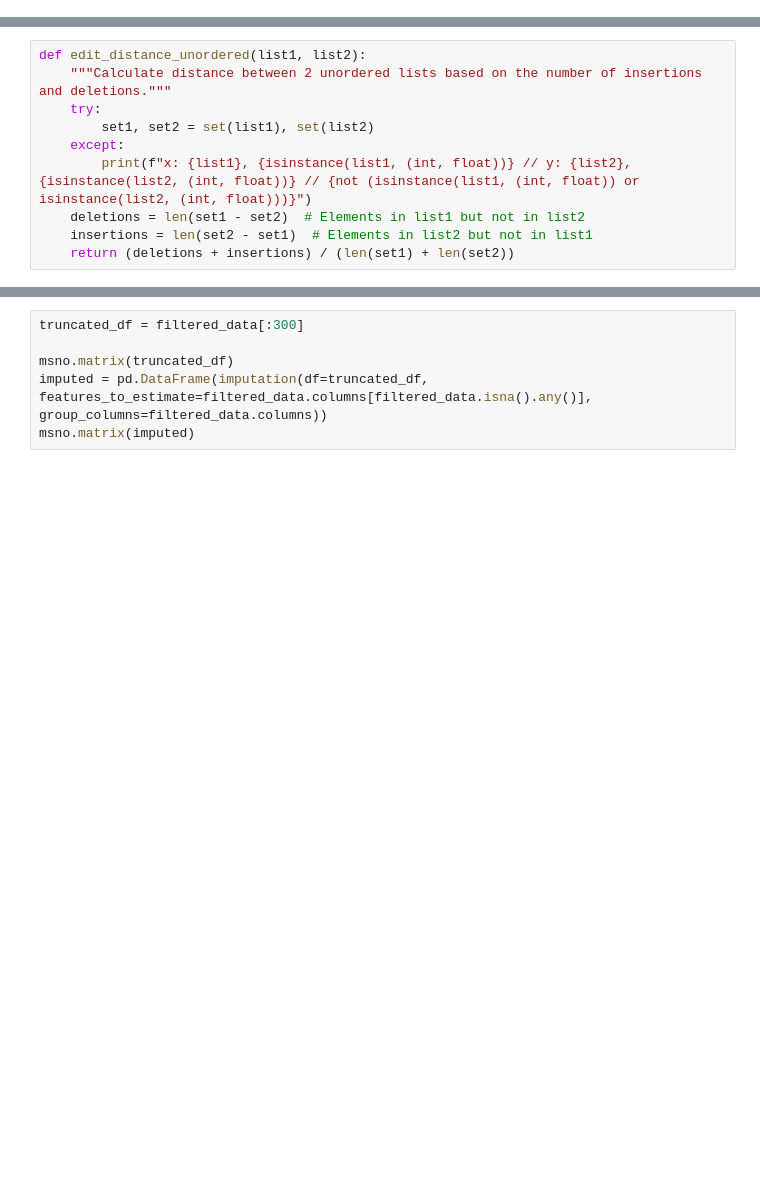
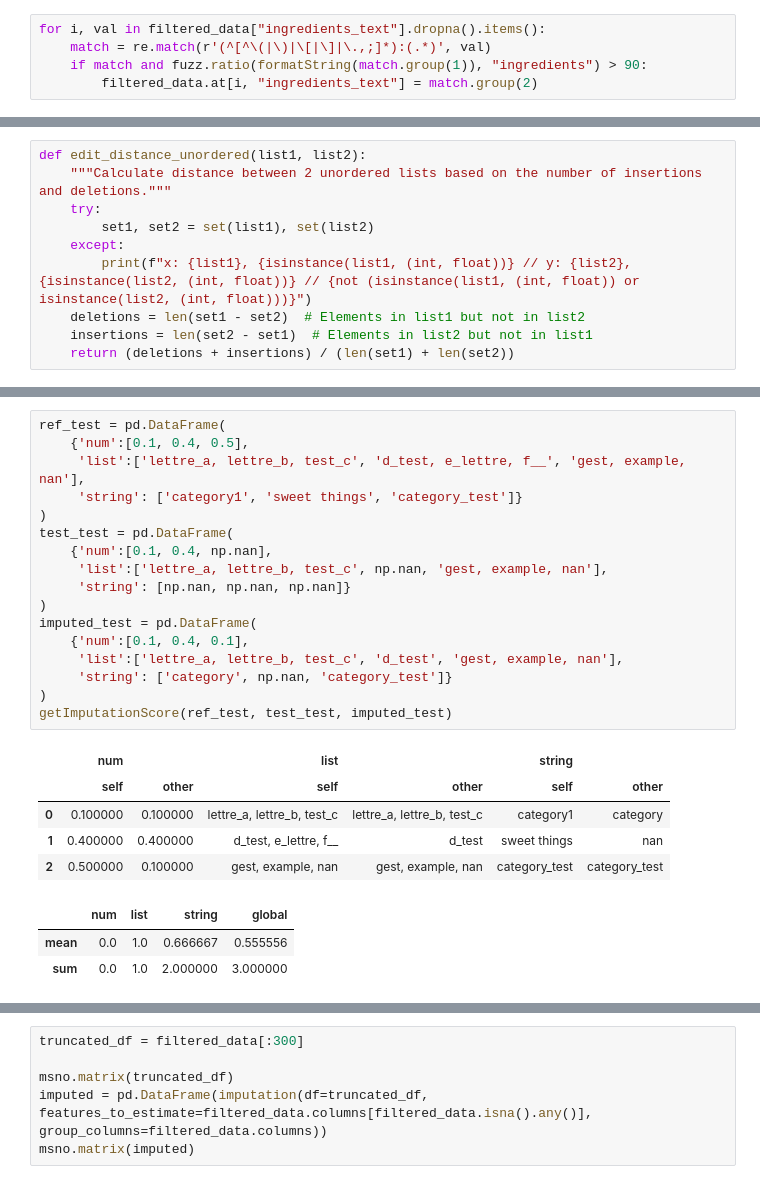
Before and after one commit to Unipto/DS_3, a Jupyter notebook: Preparez_des_donnees_pour_un_organisme_de_sante_publiques_CARRE_MAXIME/CARRE_MAXIME_1_notebook_test.ipynb, the cells around one changed output, grey strips where cells are left out. Cells and saved outputs as stored; diff of their text form; blank space fills up the shorter version.

```diff
--- a/Preparez_des_donnees_pour_un_organisme_de_sante_publiques_CARRE_MAXIME/CARRE_MAXIME_1_notebook_test.ipynb
+++ b/Preparez_des_donnees_pour_un_organisme_de_sante_publiques_CARRE_MAXIME/CARRE_MAXIME_1_notebook_test.ipynb
@@ -803,0 +880,5 @@ msno.dendrogram(df=filtered_data)
+# %%
+for i, val in filtered_data["ingredients_text"].dropna().items():
+    match = re.match(r'(^[^\(|\)|\[|\]|\.,;]*):(.*)', val)
+    if match and fuzz.ratio(formatString(match.group(1)), "ingredients") > 90:
+        filtered_data.at[i, "ingredients_text"] = match.group(2)
@@ -1006,3 +1255,29 @@ def getImputationScore(ref:pd.DataFrame, imputed:pd.DataFrame):
+# %%
+ref_test = pd.DataFrame(
+    {'num':[0.1, 0.4, 0.5],
+     'list':['lettre_a, lettre_b, test_c', 'd_test, e_lettre, f__', 'gest, example, nan'],
+     'string': ['category1', 'sweet things', 'category_test']}
+)
+test_test = pd.DataFrame(
+    {'num':[0.1, 0.4, np.nan],
+     'list':['lettre_a, lettre_b, test_c', np.nan, 'gest, example, nan'],
+     'string': [np.nan, np.nan, np.nan]}
+)
+imputed_test = pd.DataFrame(
+    {'num':[0.1, 0.4, 0.1],
+     'list':['lettre_a, lettre_b, test_c', 'd_test', 'gest, example, nan'],
+     'string': ['category', np.nan, 'category_test']}
+)
+getImputationScore(ref_test, test_test, imputed_test)
+# %% [output]
+|  | num |  | list |  | string |  |
+|  | self | other | self | other | self | other |
+| 0 | 0.100000 | 0.100000 | lettre_a, lettre_b, test_c | lettre_a, lettre_b, test_c | category1 | category |
+| 1 | 0.400000 | 0.400000 | d_test, e_lettre, f__ | d_test | sweet things | nan |
+| 2 | 0.500000 | 0.100000 | gest, example, nan | gest, example, nan | category_test | category_test |
+|  | num | list | string | global |
+| mean | 0.0 | 1.0 | 0.666667 | 0.555556 |
+| sum | 0.0 | 1.0 | 2.000000 | 3.000000 |
 # %%
 ref, test = build_test_data(filtered_data)
 msno.matrix(test)
```
Also changed, not shown: parts of 21 cells of this notebook, 2 other files.
